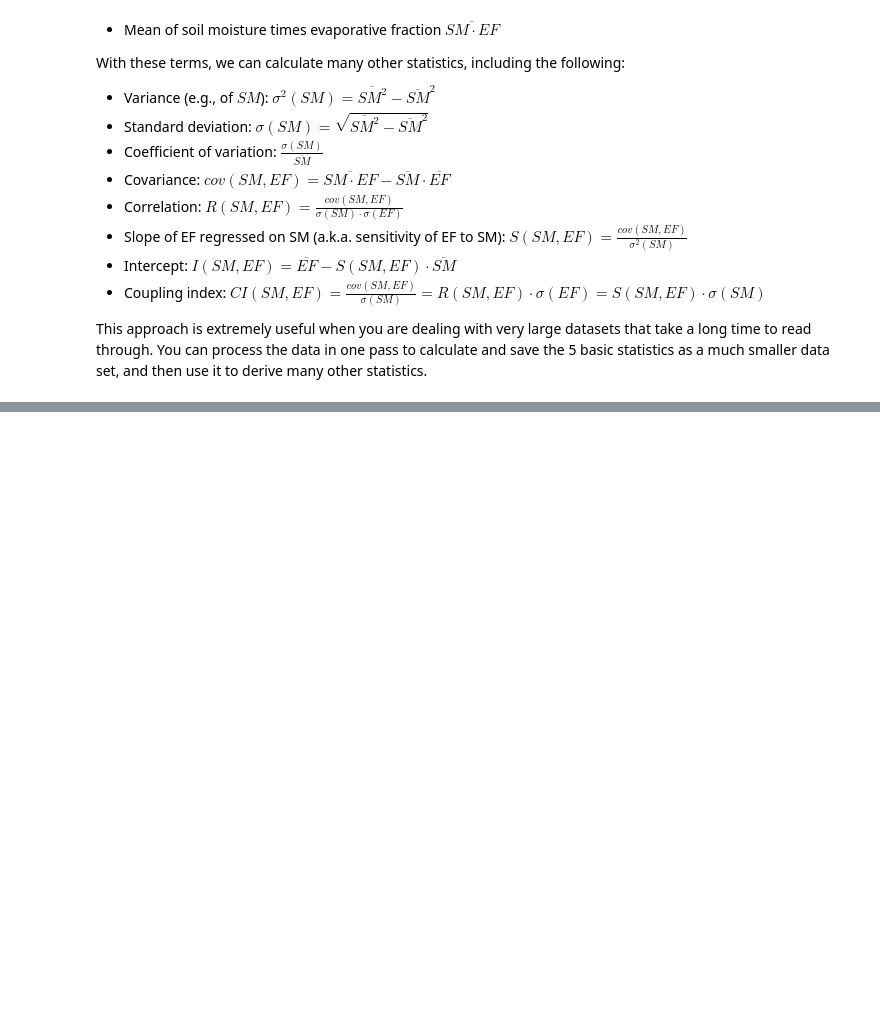
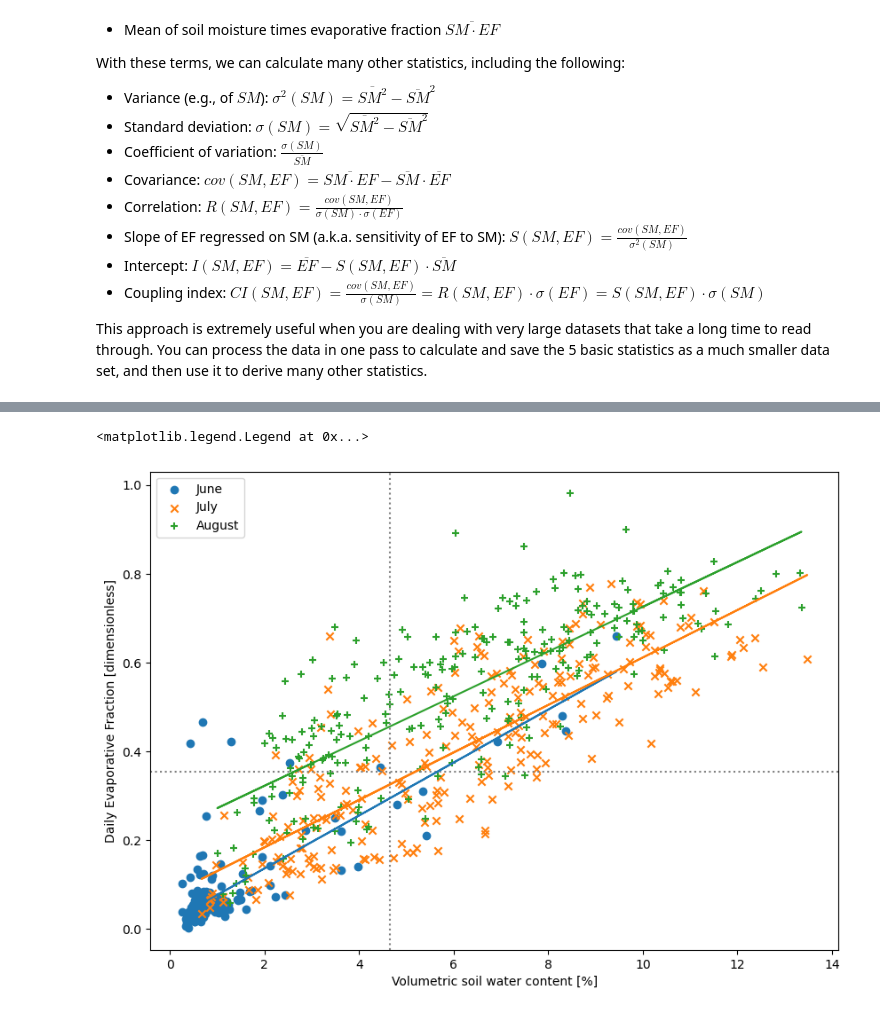
Before and after one commit to anlawyer/land-climate-interactions, a Jupyter notebook: HW1/CLIM614_HW_1.ipynb, the cells around one changed output, grey strips where cells are left out. Saved outputs shown, nothing was run; the diff lists cells and outputs as text; code cells hidden in the pictures; blank space fills up the shorter version.

```diff
--- a/HW1/CLIM614_HW_1.ipynb
+++ b/HW1/CLIM614_HW_1.ipynb
@@ -417,6 +422,8 @@ This approach is extremely useful when you are dealing with very large datasets
 #########################################################
 #########################################################
 months = [6,7,8]
+# Dictionary to hold slope and intercept values for each month to access in LI plot code below
+slope_int = {6: {'slope': 0, 'intercept': 0}, 7: {'slope': 0, 'intercept': 0}, 8: {'slope': 0, 'intercept': 0}}
 #########################################################
 #########################################################
 
@@ -442,6 +449,8 @@ for m in months:
     slope = cov / (std_sm * std_sm)
     ci = corr*std_ef
     intercept = mean_ef - slope * mean_sm # This is the intercept of the linear regression of EF on SM
+    slope_int[m] = {'slope': slope, 'intercept': intercept}
 
     # Using 'f-strings' in Python:
-    print(f"{m}: Mean SM = {mean_sm:.1f}, Mean EF = {mean_ef:.2f}, R = {corr:.2f}, S = {slope:.3f}, CI = {ci:.3f}")
+    print(f"{m}: Mean SM = {mean_sm:.1f}, Mean EF = {mean_ef:.2f}, R = {corr:.2f}, S = {slope:.3f}, CI = {ci:.3f}, STD_EF = {std_ef:.3f}")
+print(slope_int)
@@ -456,0 +483,47 @@ In the cell below, write your answers to these questions.
+# %%
+# Duplicate of C.1 code with addition of linear regression lines for each month
+
+#########################################################
+#########################################################
+### Parameters for this exercise
+filename = "FLX_US-Whs_FLUXNET2015_FULLSET_DD_2007-2014_CI.csv"
+plot_scale = 1.0
+#########################################################
+#########################################################
+
+df = pd.read_csv(filename)        # Read the CSV data file as a Pandas DataFrame
+df['TIMESTAMP'] = pd.to_datetime(df['TIMESTAMP'], format="%Y%m%d") # Change timestamp in datetime format
+df = df.set_index(['TIMESTAMP'])                          # Set the time as the index for the dataframe
+df = df.replace(-9999, np.nan)                             # Set cells with the missing value -9999 to NaN instead
+
+df_jja = df[(pd.DatetimeIndex(df.index).month <= 8) & (pd.DatetimeIndex(df.index).month >= 6)] # Extract data only for months 6,7,8 (JJA)
+
+sm_jja = df_jja['SWC_F_MDS_1']   # Soil water content in "top layer" (usually 5 or 10cm depth)
+ef_jja = df_jja['LE_F_MDS'] / (df_jja['LE_F_MDS'] + df_jja['H_F_MDS'])  # Evaporative fraction
+# Retain only days where neither sm nor ef are missing
+sm = sm_jja[ef_jja.notna() & sm_jja.notna()]
+ef = ef_jja[ef_jja.notna() & sm_jja.notna()]
+
+fig = plt.figure(figsize = (plot_scale*10, plot_scale*7))
+
+plt.scatter(sm[(pd.DatetimeIndex(sm.index).month==6)], ef[(pd.DatetimeIndex(ef.index).month==6)], marker='o', label="June")
+plt.scatter(sm[(pd.DatetimeIndex(sm.index).month==7)], ef[(pd.DatetimeIndex(ef.index).month==7)], marker='x', label="July")
+plt.scatter(sm[(pd.DatetimeIndex(sm.index).month==8)], ef[(pd.DatetimeIndex(ef.index).month==8)], marker='+', label="August")
+
+plt.axhline(y=ef.mean(), ls=":", c="grey")
+plt.axvline(x=sm.mean(), ls=":", c="grey")
+
+june_x = sm[(pd.DatetimeIndex(sm.index).month==6)]
+july_x = sm[(pd.DatetimeIndex(sm.index).month==7)]
+aug_x = sm[(pd.DatetimeIndex(sm.index).month==8)]
+
+plt.plot(june_x, slope_int[6]['slope']*june_x+slope_int[6]['intercept'])
+plt.plot(july_x, slope_int[7]['slope']*july_x+slope_int[7]['intercept'])
+plt.plot(aug_x, slope_int[8]['slope']*aug_x+slope_int[8]['intercept'])
+
+plt.xlabel("Volumetric soil water content [%]")
+plt.ylabel("Daily Evaporative Fraction [dimensionless]")
+plt.legend()
+# %% [output]
+<matplotlib.legend.Legend at 0x...>
+[figure, added]
```
Also changed, not shown: parts of 6 cells of this notebook, 1 other file.
